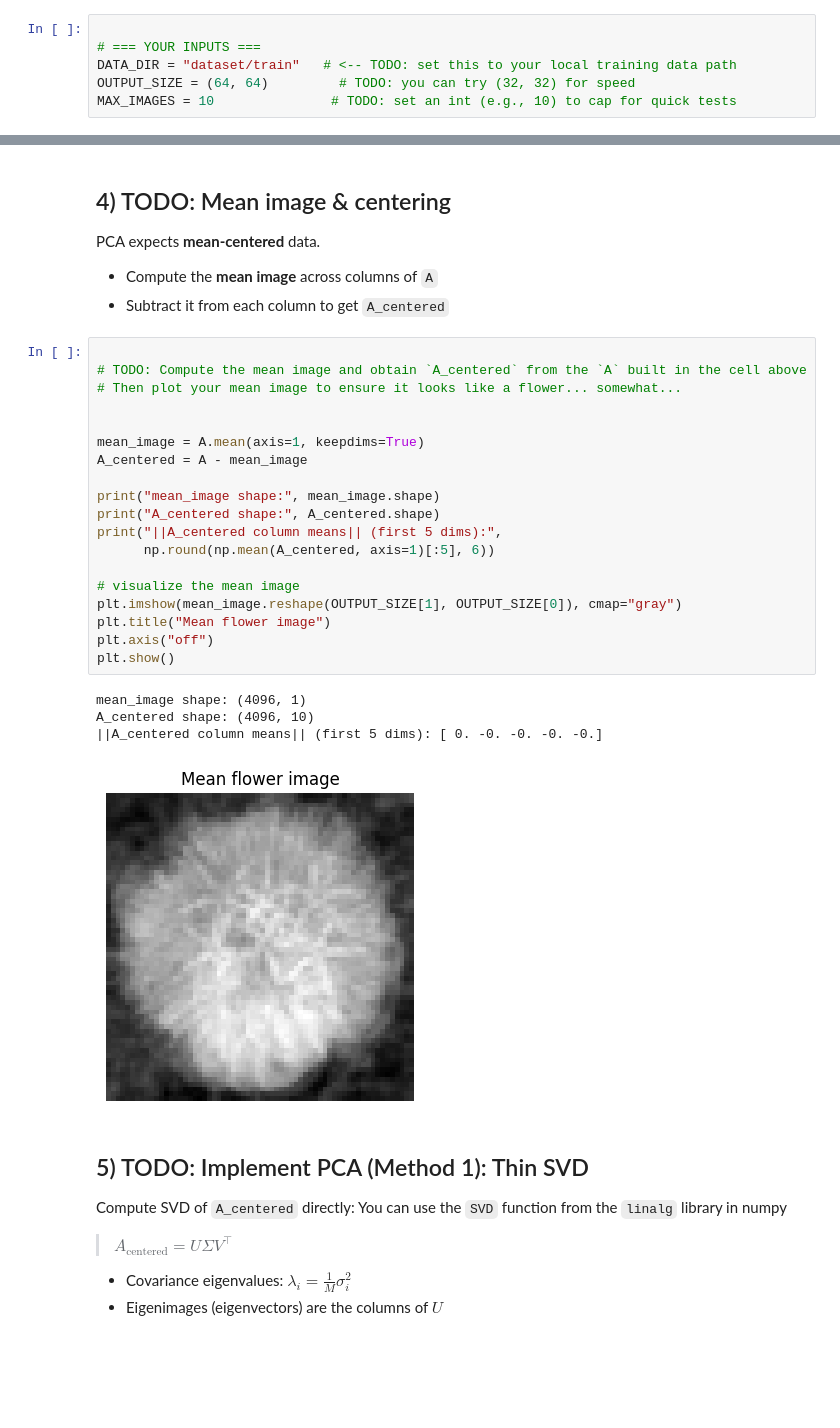
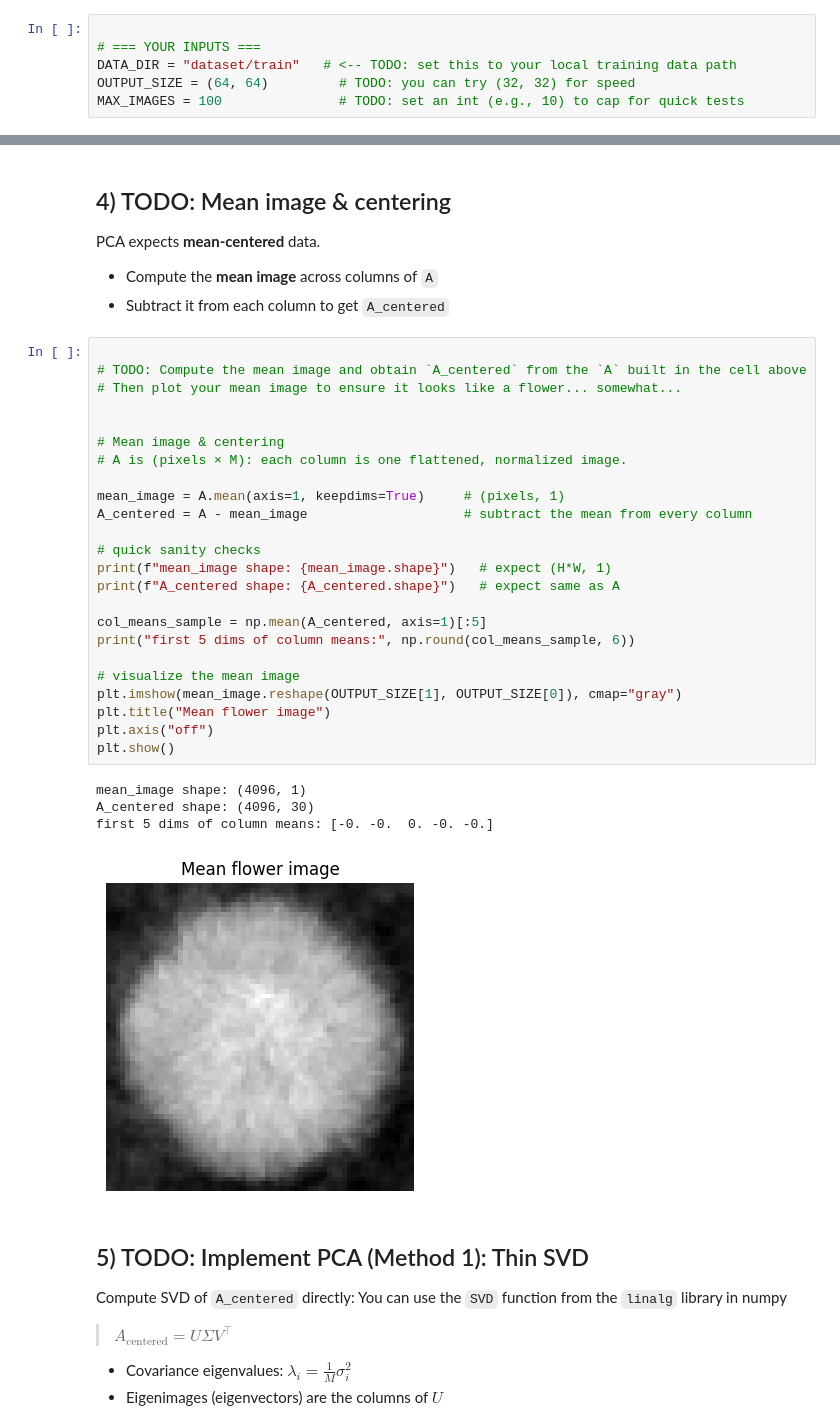
Before and after one commit to aryaa-deshpande/eigenflowers-pattern-recognition, a Jupyter notebook: Homework1-Eigenflowers/Homework1_eigenflowers.ipynb, the cells around one changed output, grey strips where cells are left out. Cells and saved outputs as stored; diff of their text form; blank space fills up the shorter version.

```diff
--- a/Homework1-Eigenflowers/Homework1_eigenflowers.ipynb
+++ b/Homework1-Eigenflowers/Homework1_eigenflowers.ipynb
@@ -51,7 +51,7 @@ SEED: 27041
 # === YOUR INPUTS ===
 DATA_DIR = "dataset/train"   # <-- TODO: set this to your local training data path
 OUTPUT_SIZE = (64, 64)         # TODO: you can try (32, 32) for speed
-MAX_IMAGES = 10               # TODO: set an int (e.g., 10) to cap for quick tests
+MAX_IMAGES = 100               # TODO: set an int (e.g., 10) to cap for quick tests
 # %% [markdown]
 
 ## 2) Preprocessing helpers
@@ -124,27 +124,32 @@ PCA expects **mean-centered** data.
 # %%
 
 # TODO: Compute the mean image and obtain `A_centered` from the `A` built in the cell above
 # Then plot your mean image to ensure it looks like a flower... somewhat...
 
 
-mean_image = A.mean(axis=1, keepdims=True)
-A_centered = A - mean_image
+# Mean image & centering
+# A is (pixels × M): each column is one flattened, normalized image.
 
-print("mean_image shape:", mean_image.shape)
-print("A_centered shape:", A_centered.shape)
-print("||A_centered column means|| (first 5 dims):",
-      np.round(np.mean(A_centered, axis=1)[:5], 6))
+mean_image = A.mean(axis=1, keepdims=True)     # (pixels, 1)
+A_centered = A - mean_image                    # subtract the mean from every column
+
+# quick sanity checks
+print(f"mean_image shape: {mean_image.shape}")   # expect (H*W, 1)
+print(f"A_centered shape: {A_centered.shape}")   # expect same as A
+
+col_means_sample = np.mean(A_centered, axis=1)[:5]
+print("first 5 dims of column means:", np.round(col_means_sample, 6))
 
 # visualize the mean image
 plt.imshow(mean_image.reshape(OUTPUT_SIZE[1], OUTPUT_SIZE[0]), cmap="gray")
 plt.title("Mean flower image")
 plt.axis("off")
 plt.show()
 # %% [output]
 mean_image shape: (4096, 1)
-A_centered shape: (4096, 10)
-||A_centered column means|| (first 5 dims): [ 0. -0. -0. -0. -0.]
+A_centered shape: (4096, 30)
+first 5 dims of column means: [-0. -0.  0. -0. -0.]
-[figure, old version]
+[figure, new version]
 # %% [markdown]
 ## 5) TODO: Implement PCA (Method 1): Thin SVD
 
```
Also changed, not shown: parts of 15 cells of this notebook.
